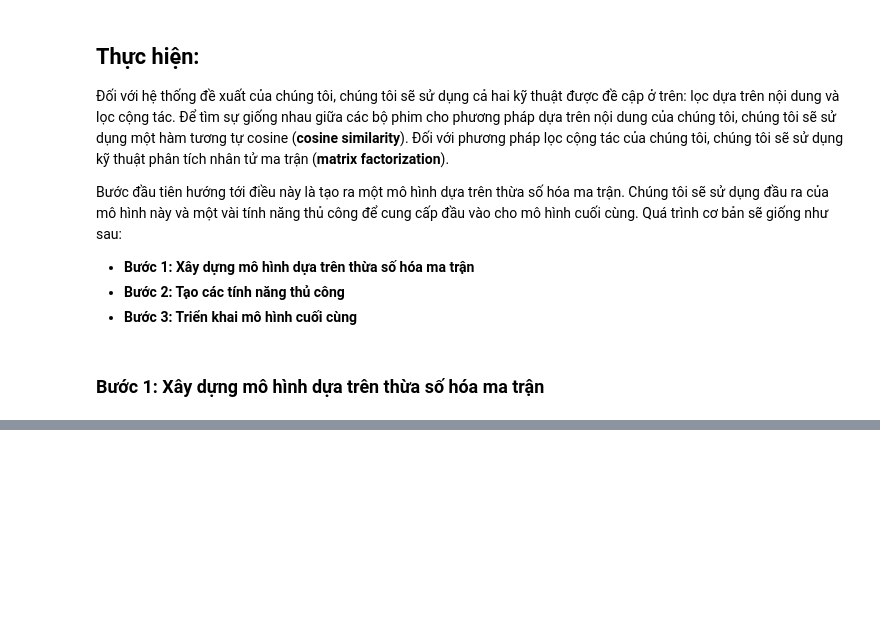
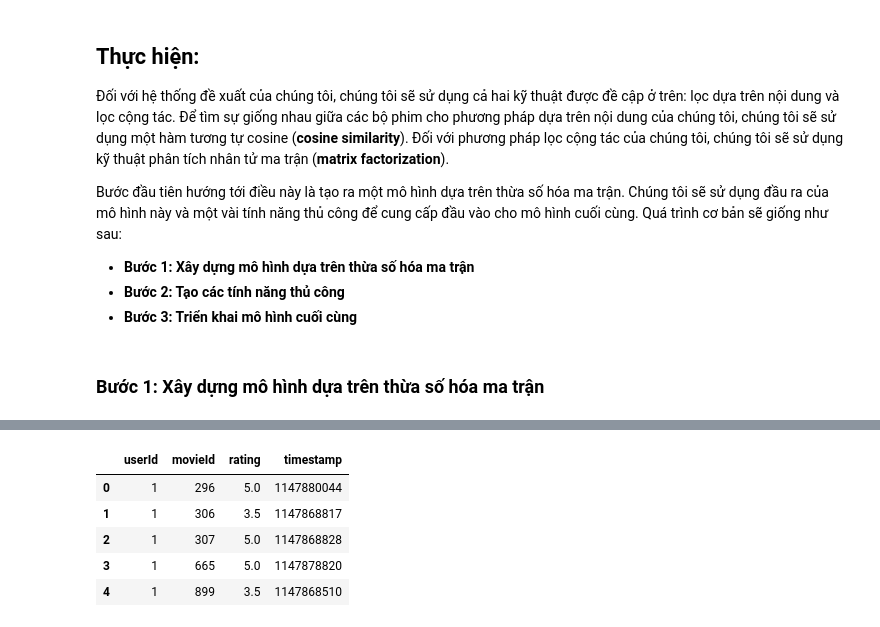
Before and after one commit to bason1999qn/Movie_Recommender_Systems, a Jupyter notebook: By_Spark.ipynb, the cells around one changed output, grey strips where cells are left out. Saved outputs shown, nothing was run; the diff lists cells and outputs as text; code cells hidden in the pictures; blank space fills up the shorter version.

```diff
--- a/By_Spark.ipynb
+++ b/By_Spark.ipynb
@@ -55,0 +59,10 @@ ModuleNotFoundError: No module named 'surprise'
+# %%
+df = pd.read_csv('Data/ml-25m/ratings.csv')
+df.head()
+# %% [output]
+|  | userId | movieId | rating | timestamp |
+| 0 | 1 | 296 | 5.0 | 1147880044 |
+| 1 | 1 | 306 | 3.5 | 1147868817 |
+| 2 | 1 | 307 | 5.0 | 1147868828 |
+| 3 | 1 | 665 | 5.0 | 1147878820 |
+| 4 | 1 | 899 | 3.5 | 1147868510 |
```
Also changed, not shown: parts of 10 cells of this notebook.
